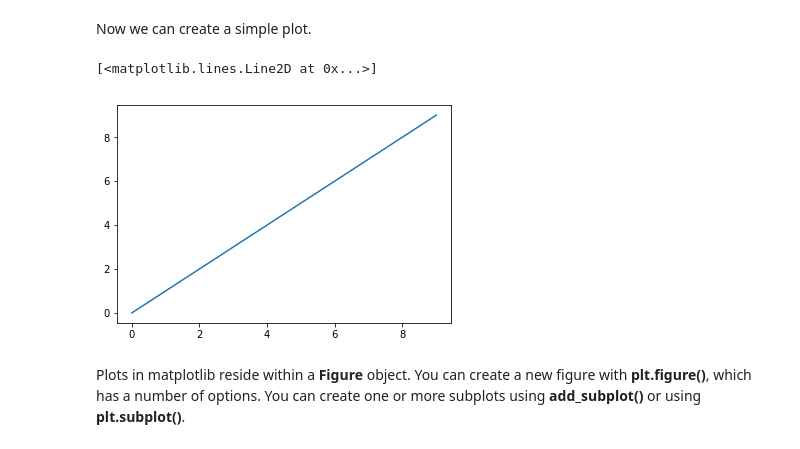
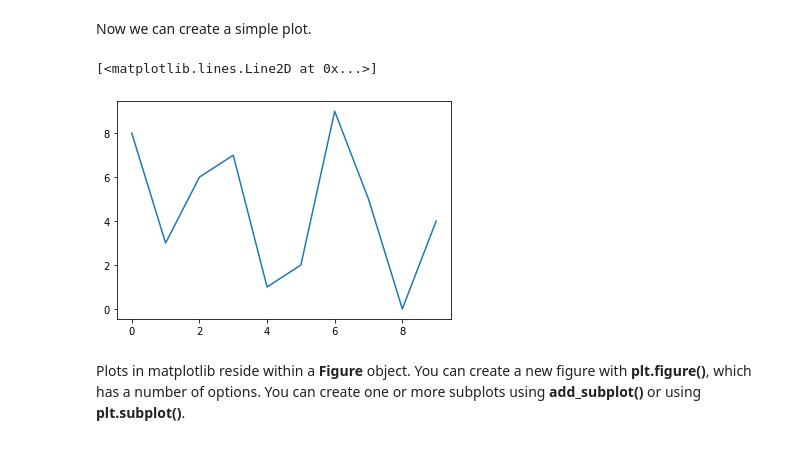
Before and after one commit to julianfbeck/ML-Uebungen, a Jupyter notebook: Aufgabenblatt 1/Aufgabenblatt 1b - Python for Machine Learning - PyData Stack - Exercise.ipynb, the cells around one changed output. Saved outputs shown, nothing was run; the diff lists cells and outputs as text; code cells hidden in the pictures.

```diff
--- a/Aufgabenblatt 1/Aufgabenblatt 1b - Python for Machine Learning - PyData Stack - Exercise.ipynb
+++ b/Aufgabenblatt 1/Aufgabenblatt 1b - Python for Machine Learning - PyData Stack - Exercise.ipynb
@@ -590,10 +727,11 @@ By running this special iPython command, we will be displaying plots inline:
 Now we can create a simple plot.
 # %%
 data = np.arange(10)
+np.random.shuffle(data)
 plt.plot(data)
 # %% [output]
 [<matplotlib.lines.Line2D at 0x...>]
-[figure, old version]
+[figure, new version]
 # %% [markdown]
 Plots in matplotlib reside within a <b>Figure</b> object. You can create a new figure with <b>plt.figure()</b>, which has a number of options. You can create one or more subplots using <b>add_subplot()</b> or using <b> plt.subplot()</b>.
 # %% [markdown]
```
Also changed, not shown: parts of 55 cells of this notebook, 2 other files.
